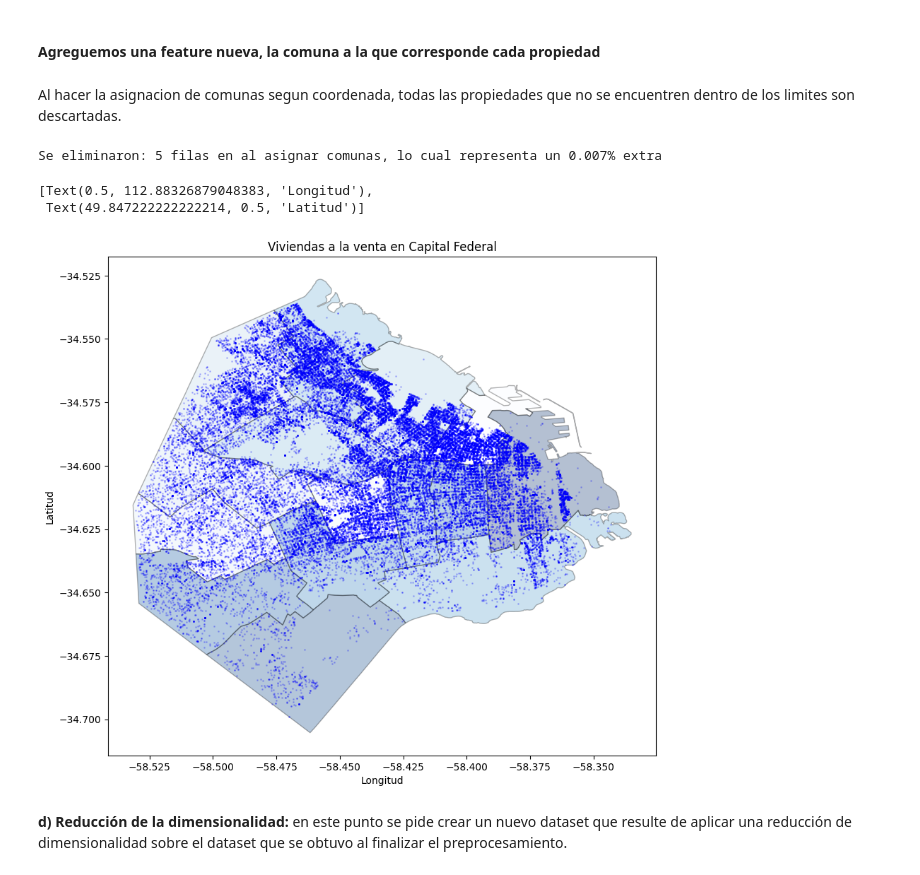
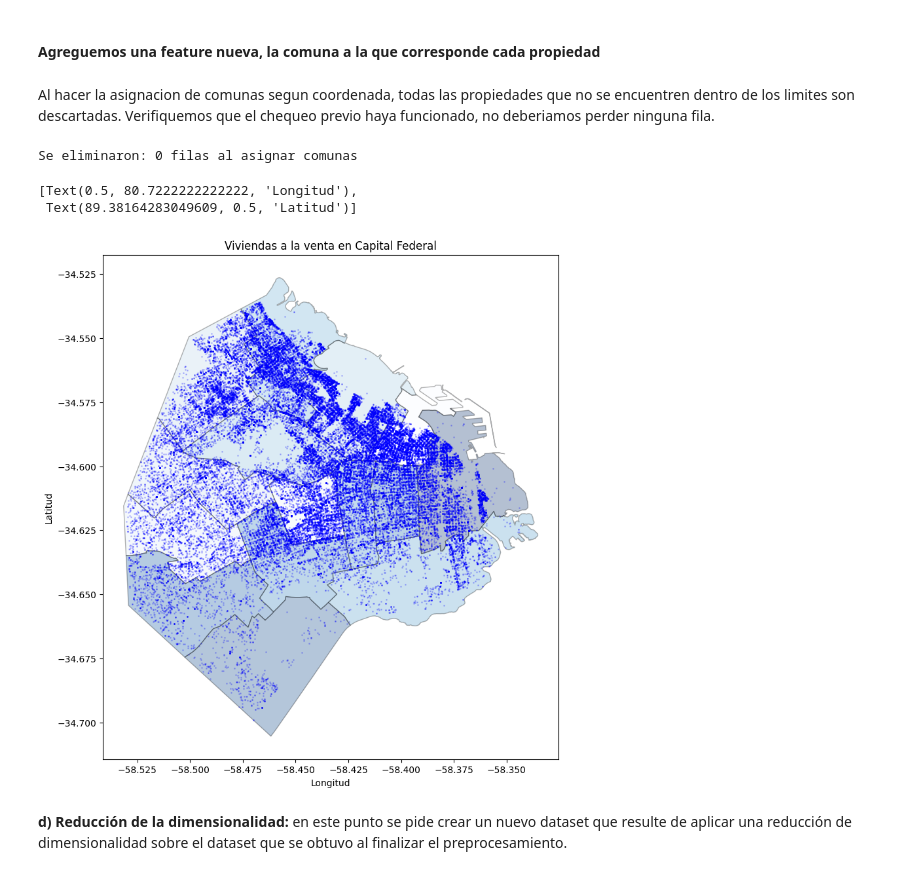
Before and after one commit to napoli-lucia/7506-Organizacion-de-Datos-TPs, a Jupyter notebook: 7506R_TP1_GRUPO18_ENTREGA_N1.ipynb, the cells around one changed output. Saved outputs shown, nothing was run; the diff lists cells and outputs as text; code cells hidden in the pictures.

```diff
--- a/7506R_TP1_GRUPO18_ENTREGA_N1.ipynb
+++ b/7506R_TP1_GRUPO18_ENTREGA_N1.ipynb
@@ -1483,0 +1491,20 @@ df.drop(idx, inplace=True)
+# %%
+# Armamos un geodatafreame pasando longitud y latitud a variable de tipo punto
+gdf = geopd.GeoDataFrame(
+    df, geometry=geopd.points_from_xy(df.longitud, df.latitud))
+
+df=gdf
+# %%
+# Tomamos los limites de Capital Federal
+# url='https://cdn.buenosaires.gob.ar/datosabiertos/datasets/ministerio-de-educacion/perimetro/perimetro.geojson'
+# perimetro = geopd.read_file(url)
+perimetro = geopd.read_file("./Datasets/perimetro.geojson")
+df_perimetro = perimetro.copy()
+df_perimetro=df_perimetro.filter(['geometry'])
+# Nos guardamos el tamanio previo a eliminar las propiedad que estan afuera de los limites
+tam_precheck=df.shape[0]
+# %%
+# Unimos los datasets, lo cual nos deja solamente con las viviendas que caigan en los limites de la ciudad
+df.set_crs('EPSG:4326', inplace=True)
+df = df.sjoin(df_perimetro)
+df.drop(columns='index_right', inplace=True)
@@ -1677,30 +1612,27 @@ df_comunas.rename(columns={'COMUNAS':'comuna'},inplace=True)
 df_comunas['comuna']=df_comunas.comuna.astype(float)
 df_comunas['comuna']=df_comunas.comuna.astype(int)
 # %%
-# Armamos un geodatafreame pasando longitud y latitud a variable de tipo punto
-gdf = geopd.GeoDataFrame(
-    df, geometry=geopd.points_from_xy(df.longitud, df.latitud))
-
 # Unimos los dataframes asignando la comuna que le corresponde a cada punto segun su coordenada
-join = gdf.sjoin(df_comunas, how="inner")
-join.drop(columns='index_right', inplace=True)
+tam_inicial=df.shape[0]
+df_comunas.set_crs('EPSG:4326', inplace=True)
+df = df.sjoin(df_comunas, how="inner")
+df.drop(columns='index_right', inplace=True)
 # %% [markdown]
-Al hacer la asignacion de comunas segun coordenada, todas las propiedades que no se encuentren dentro de los limites son descartadas.
+Al hacer la asignacion de comunas segun coordenada, todas las propiedades que no se encuentren dentro de los limites son descartadas. Verifiquemos que el chequeo previo haya funcionado, no deberiamos perder ninguna fila.
 # %%
-tam_inicial=tam_final
-tam_final=join.shape[0]
-print(f"Se eliminaron: {tam_inicial-tam_final} filas en al asignar comunas, lo cual representa un {round((tam_inicial-tam_final) / tam_inicial * 100, 3)}% extra")
+tam_final=df.shape[0]
+print(f"Se eliminaron: {tam_inicial-tam_final} filas al asignar comunas")
 # %% [output]
-Se eliminaron: 5 filas en al asignar comunas, lo cual representa un 0.007% extra
+Se eliminaron: 0 filas al asignar comunas
 # %%
 # Graficamos las viviendas en un mapa para visualizar su distribucion espacial
 fig, ax = plt.subplots(figsize=(10,10))
 df_comunas.plot(ax=ax,alpha=0.3, facecolor='Grey',edgecolor='k', linewidth=1, cmap='Blues').set(title='Viviendas a la venta en Capital Federal')
-join.plot(ax=ax, alpha=0.2, color='blue', markersize=1).set(xlabel='Longitud', ylabel="Latitud")
+df.plot(ax=ax, alpha=0.2, color='blue', markersize=1).set(xlabel='Longitud', ylabel="Latitud")
 # %% [output]
-[Text(0.5, 112.88326879048383, 'Longitud'),
- Text(49.847222222222214, 0.5, 'Latitud')]
+[Text(0.5, 80.7222222222222, 'Longitud'),
+ Text(89.38164283049609, 0.5, 'Latitud')]
-[figure, old version]
+[figure, new version]
 # %% [markdown]
 **d) Reducción de la dimensionalidad:** en este punto se pide crear un nuevo dataset que
 resulte de aplicar una reducción de dimensionalidad sobre el dataset que se obtuvo al
```
Also changed, not shown: parts of 35 cells of this notebook.
